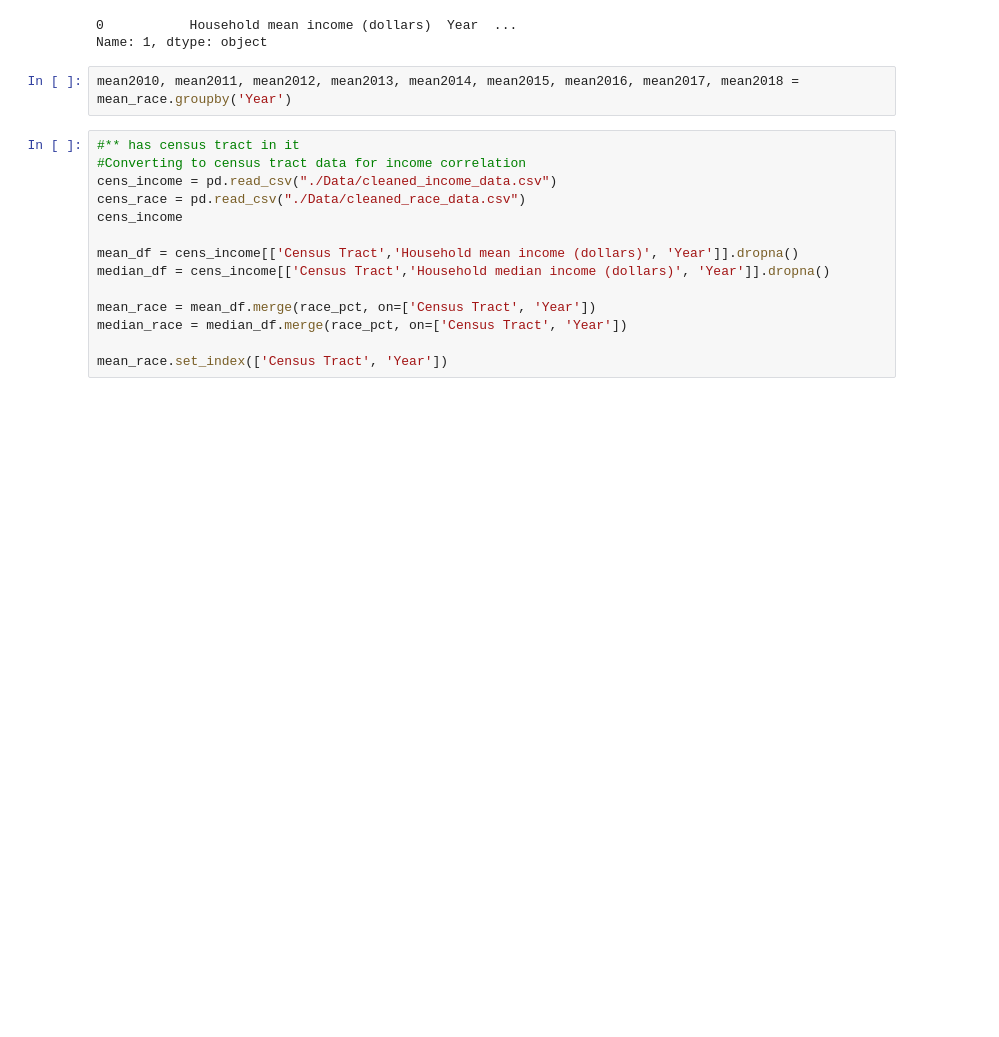
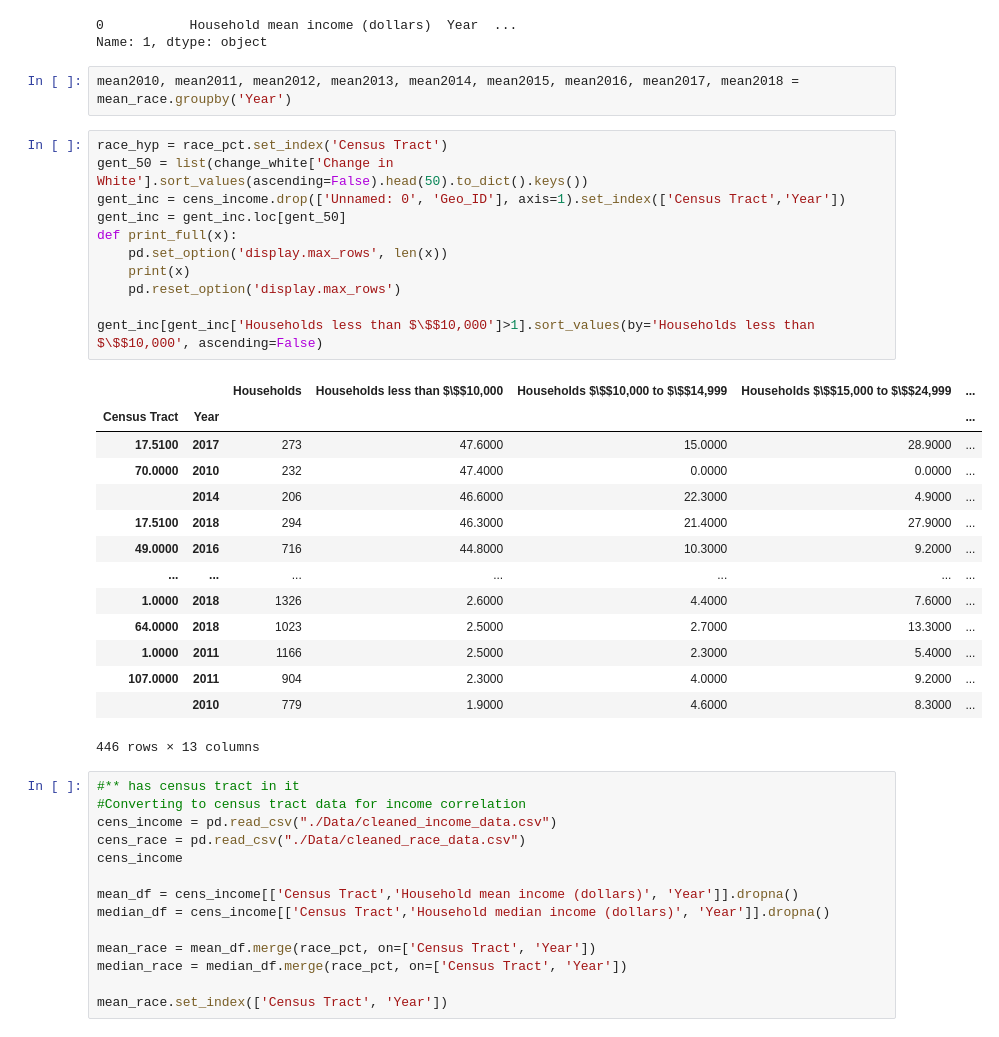
Before and after one commit to leosimanonok/DataScienceFinalTutorial, a Jupyter notebook: Leah.ipynb, the cells around one changed output. Cells and saved outputs as stored; diff of their text form; blank space fills up the shorter version.

```diff
--- a/Leah.ipynb
+++ b/Leah.ipynb
@@ -885,6 +890,32 @@ for y in range(2010,2019):
 Name: 1, dtype: object
 # %%
 mean2010, mean2011, mean2012, mean2013, mean2014, mean2015, mean2016, mean2017, mean2018 = mean_race.groupby('Year')
+# %%
+race_hyp = race_pct.set_index('Census Tract')
+gent_50 = list(change_white['Change in White'].sort_values(ascending=False).head(50).to_dict().keys())
+gent_inc = cens_income.drop(['Unnamed: 0', 'Geo_ID'], axis=1).set_index(['Census Tract','Year'])
+gent_inc = gent_inc.loc[gent_50]
+def print_full(x):
+    pd.set_option('display.max_rows', len(x))
+    print(x)
+    pd.reset_option('display.max_rows')
+
+gent_inc[gent_inc['Households less than $\$$10,000']>1].sort_values(by='Households less than $\$$10,000', ascending=False)
+# %% [output]
+|  |  | Households | Households less than $\$$10,000 | Households $\$$10,000 to $\$$14,999 | Households $\$$15,000 to $\$$24,999 | ... |
+| Census Tract | Year |  |  |  |  | ... |
+| 17.5100 | 2017 | 273 | 47.6000 | 15.0000 | 28.9000 | ... |
+| 70.0000 | 2010 | 232 | 47.4000 | 0.0000 | 0.0000 | ... |
+|  | 2014 | 206 | 46.6000 | 22.3000 | 4.9000 | ... |
+| 17.5100 | 2018 | 294 | 46.3000 | 21.4000 | 27.9000 | ... |
+| 49.0000 | 2016 | 716 | 44.8000 | 10.3000 | 9.2000 | ... |
+| ... | ... | ... | ... | ... | ... | ... |
+| 1.0000 | 2018 | 1326 | 2.6000 | 4.4000 | 7.6000 | ... |
+| 64.0000 | 2018 | 1023 | 2.5000 | 2.7000 | 13.3000 | ... |
+| 1.0000 | 2011 | 1166 | 2.5000 | 2.3000 | 5.4000 | ... |
+| 107.0000 | 2011 | 904 | 2.3000 | 4.0000 | 9.2000 | ... |
+|  | 2010 | 779 | 1.9000 | 4.6000 | 8.3000 | ... |
+446 rows × 13 columns
 # %%
 #** has census tract in it
 #Converting to census tract data for income correlation
```
Also changed, not shown: parts of 3 cells of this notebook.
